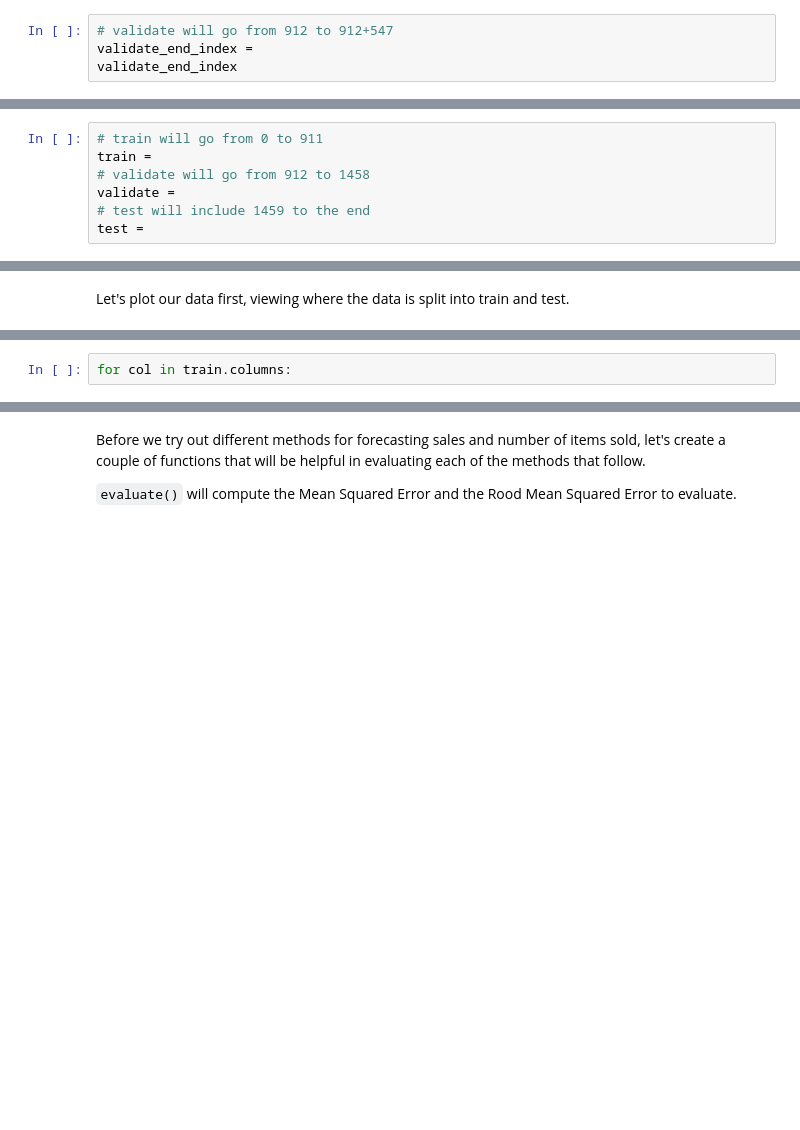
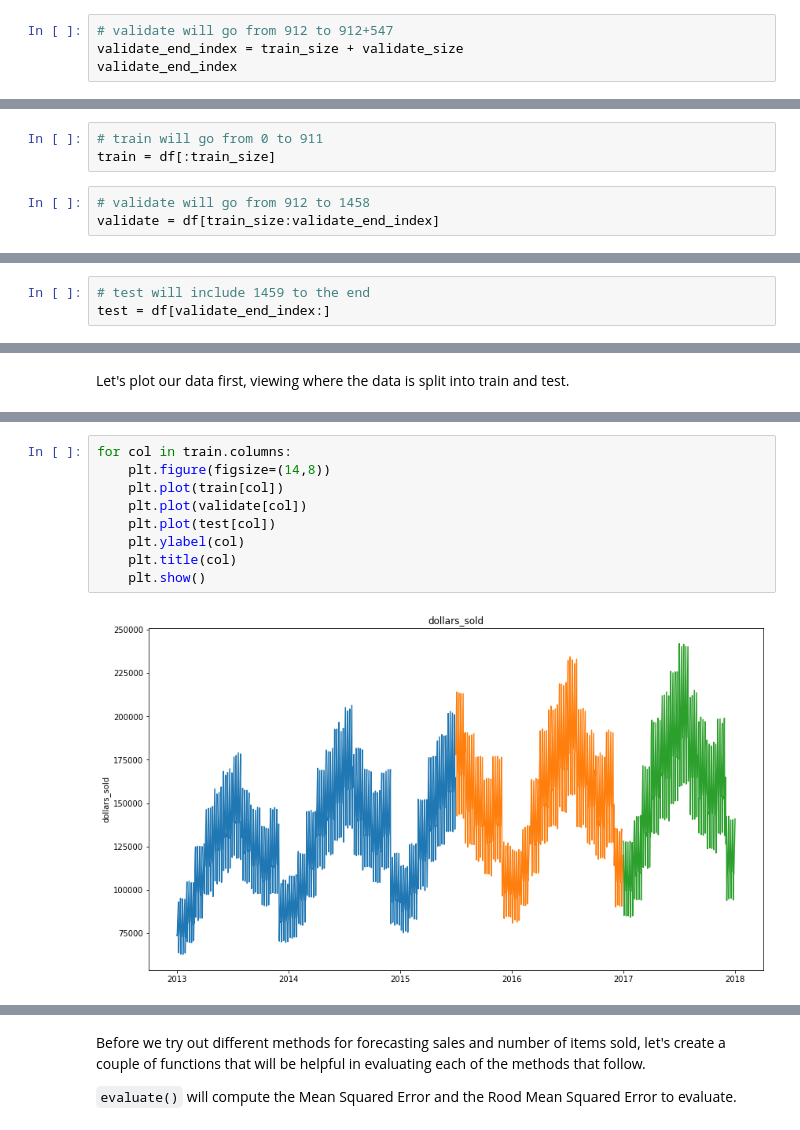
Before and after one commit to CodeupClassroom/innis-timeseries-exercises, a Jupyter notebook: modeling-lesson.ipynb, the cells around one changed output, grey strips where cells are left out. Drawn from its saved outputs; the diff is of its cells as text; blank space fills up the shorter version.

```diff
--- a/modeling-lesson.ipynb
+++ b/modeling-lesson.ipynb
@@ -131,4 +171,4 @@ test_size
 # %%
 # validate will go from 912 to 912+547
-validate_end_index =
+validate_end_index = train_size + validate_size
 validate_end_index
@@ -136,8 +178,7 @@ validate_end_index
 Use those values to split our dataframe
 # %%
 # train will go from 0 to 911
-train =
-# validate will go from 912 to 1458
-validate =
-# test will include 1459 to the end
-test =
+train = df[:train_size]
+# %%
+# validate will go from 912 to 1458
+validate = df[train_size:validate_end_index]
@@ -143,0 +202,3 @@ test =
+# %%
+# test will include 1459 to the end
+test = df[validate_end_index:]
@@ -173,2 +263,11 @@ train.columns
-# %%
-for col in train.columns:
+# %%
+for col in train.columns:
+    plt.figure(figsize=(14,8))
+    plt.plot(train[col])
+    plt.plot(validate[col])
+    plt.plot(test[col])
+    plt.ylabel(col)
+    plt.title(col)
+    plt.show()
+# %% [output]
+[figure, added]
```
Also changed, not shown: parts of 78 cells of this notebook.
